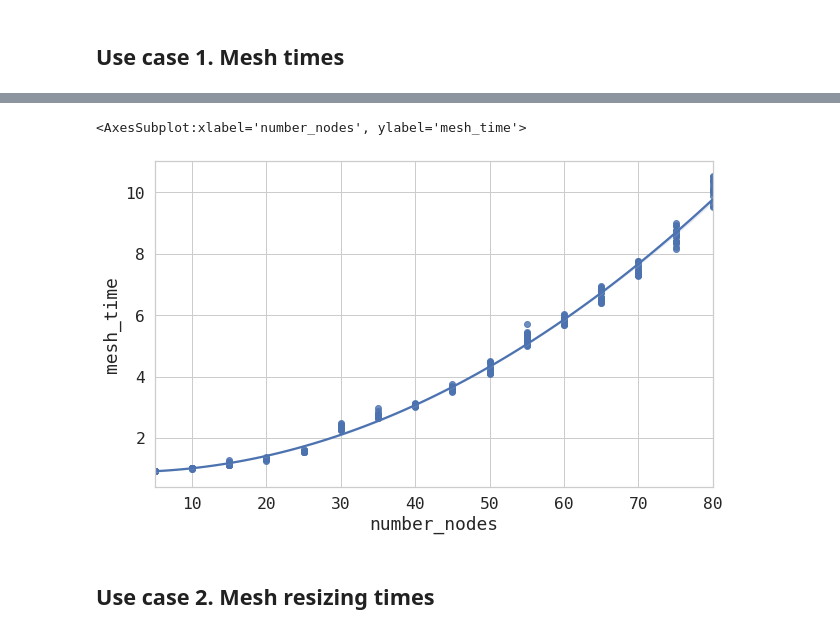
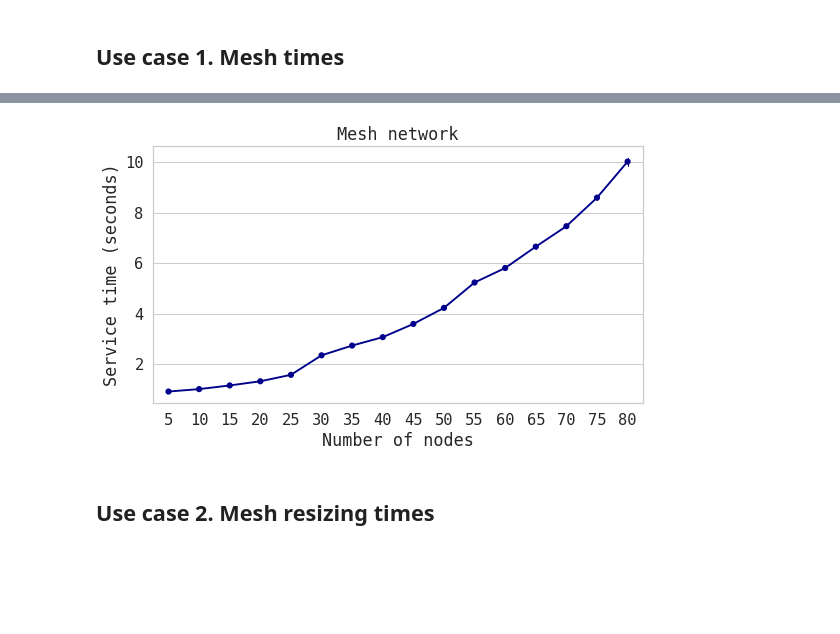
Before and after one commit to javier-pg/sysrepo-cfgssl, a Jupyter notebook: experimental_data/performance_analysis.ipynb, the cells around one changed output, grey strips where cells are left out. Cells and saved outputs as stored; diff of their text form; code cells hidden in the pictures; blank space fills up the shorter version.

```diff
--- a/experimental_data/performance_analysis.ipynb
+++ b/experimental_data/performance_analysis.ipynb
@@ -9,14 +9,15 @@ import numpy as np
 import matplotlib.pyplot as plt
 from matplotlib.pyplot import text
 import seaborn as sns
-sns.set(font_scale=1.49)
+sns.set(font_scale=1.4)
 sns.set_style("whitegrid")
 sns.set_style({'font.family':'monospace'})
+import matplotlib.ticker as plticker
 # %% [markdown]
 ## Use case 1. Mesh times
 # %%
-times = pd.read_csv('paper_mesh_times.txt', sep=";", header=None)
-times.columns = ["number_nodes","start","end","mesh_time"]
+times = pd.read_csv('mesh_times.txt', sep=";", header=None)
+times.columns = ["number_nodes","start","end","service_time"]
 # %%
 def is_outlier(s):
     Q1 =s.quantile(0.25)
@@ -27,4 +28,4 @@ def is_outlier(s):
     upper_limit = Q3 + 1.5*IQR
     return ~s.between(lower_limit, upper_limit)
 
-times = times[~times.groupby('number_nodes')['mesh_time'].apply(is_outlier)]
+times = times[~times.groupby('number_nodes')['service_time'].apply(is_outlier)]
@@ -104,14 +32,21 @@ sns.regplot(x='number_nodes',
-# %%
-# polynomial regression of order 2
-fig, axs = plt.subplots(1, 1, figsize=(10,6))
-sns.regplot(x='number_nodes',
-            y='mesh_time',
-            data=times,
-            order=2,
-            ax=axs)
-# %% [output]
-<AxesSubplot:xlabel='number_nodes', ylabel='mesh_time'>
-[figure, removed]
+# %%
+fig, ax = plt.subplots(1,1,figsize=(8,5))
+ax = sns.pointplot(x="number_nodes",
+            y="service_time",
+            scale=0.7,
+            data=times,
+            color = 'darkblue',
+            errwidth='1.0',
+            ax=ax)
+
+ax.set_title('Mesh network')
+ax.set_ylabel('Service time (seconds)')
+ax.set_xlabel('Number of nodes')
+
+plt.tight_layout()
+plt.savefig("mesh_network.pdf")
+# %% [output]
+[figure, added]
 # %% [markdown]
 ## Use case 2. Mesh resizing times
 # %%
```
Also changed, not shown: parts of 31 cells of this notebook, 5 other files.
